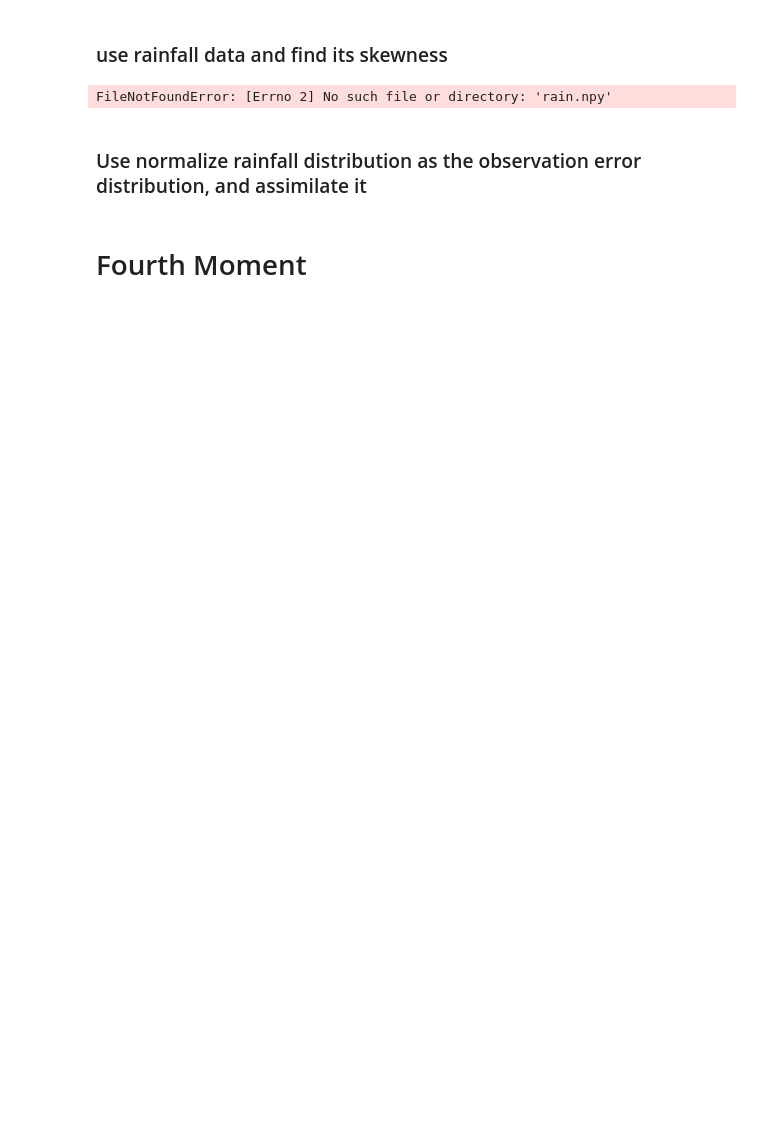
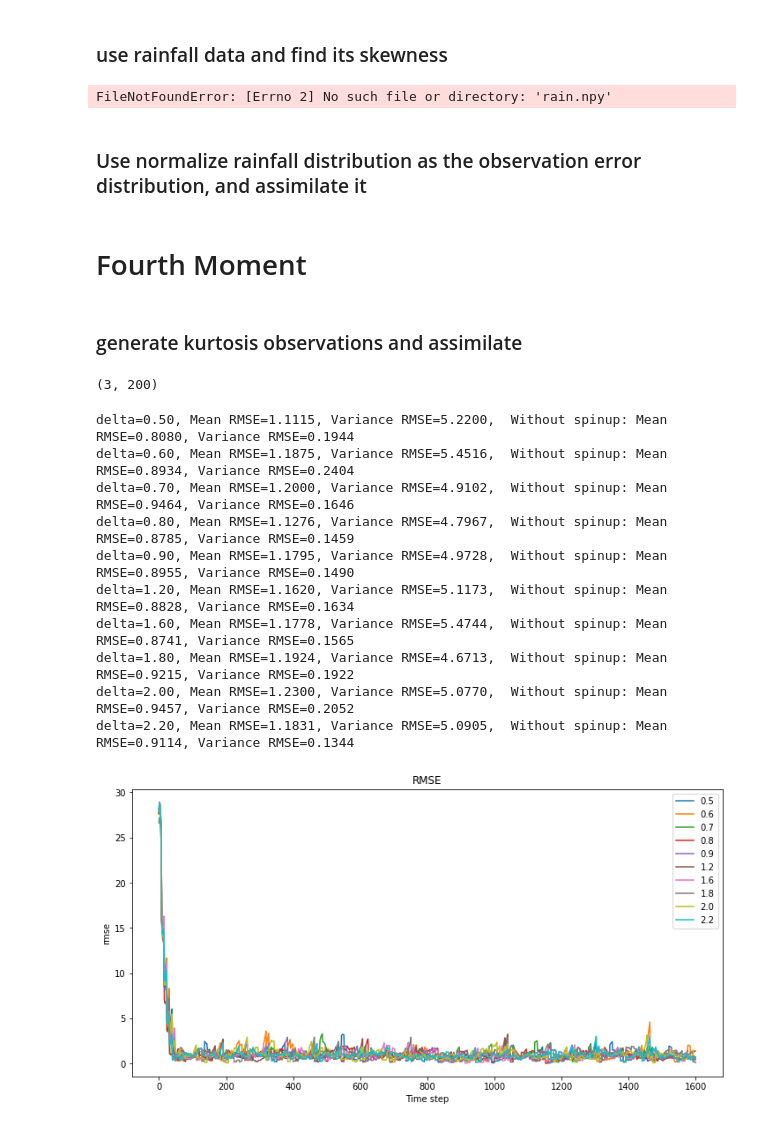
Before and after one commit to micky85lu/Data-Assimilation-Project, a Jupyter notebook: experiment.ipynb, the cells around one changed output. Drawn from its saved outputs; the diff is of its cells as text; code cells hidden in the pictures; blank space fills up the shorter version.

Commit message:
kurtosis done. start 4dvar

```diff
--- a/experiment.ipynb
+++ b/experiment.ipynb
@@ -852,0 +874,2 @@ plt.xticks([0, 1, 2], ['X', 'Y', 'Z']);
+# %% [markdown]
+### generate kurtosis observations and assimilate
@@ -852,0 +912,52 @@ plt.xticks([0, 1, 2], ['X', 'Y', 'Z']);
+# %%
+ex_obs_dict['0.5'].shape
+# %% [output]
+(3, 200)
+# %%
+plt.figure(figsize=(12, 6))
+
+for ex_d in ex_delta:
+    key = f'{ex_d:.1f}'
+    obs = ex_obs_dict[key]
+
+    enkf_params = {
+        'X_ens_ini': X_ens_ini,
+        'obs': obs,
+        'obs_interv': 8,
+        'R': R,
+        'H_func': None,
+        'alpha': 0.3,
+        'inflat': 1.4
+    }
+
+    enkf = EnKF(lorenz63_fdm, dt)
+    enkf.set_params(**enkf_params)
+    enkf.cycle()
+    enkf.analysis
+    ens_mean = enkf.analysis.mean(axis=0)
+
+    # calculate RMSE and stable index
+    rmse_enkf = np.sqrt(np.mean((ens_mean-X_nature)**2, axis=0))
+    print(
+        f'delta={ex_d:.2f}, Mean RMSE={rmse_enkf.mean():.4f}, Variance RMSE={rmse_enkf.var():.4f},  '
+        + f'Without spinup: Mean RMSE={rmse_enkf[50:].mean():.4f}, Variance RMSE={rmse_enkf[50:].var():.4f}'
+    )
+
+    plt.plot(rmse_enkf, label=key)
+
+plt.legend()
+plt.title('RMSE')
+plt.xlabel('Time step')
+plt.ylabel('rmse');
+# %% [output]
+delta=0.50, Mean RMSE=1.1115, Variance RMSE=5.2200,  Without spinup: Mean RMSE=0.8080, Variance RMSE=0.1944
+delta=0.60, Mean RMSE=1.1875, Variance RMSE=5.4516,  Without spinup: Mean RMSE=0.8934, Variance RMSE=0.2404
+delta=0.70, Mean RMSE=1.2000, Variance RMSE=4.9102,  Without spinup: Mean RMSE=0.9464, Variance RMSE=0.1646
+delta=0.80, Mean RMSE=1.1276, Variance RMSE=4.7967,  Without spinup: Mean RMSE=0.8785, Variance RMSE=0.1459
+delta=0.90, Mean RMSE=1.1795, Variance RMSE=4.9728,  Without spinup: Mean RMSE=0.8955, Variance RMSE=0.1490
+delta=1.20, Mean RMSE=1.1620, Variance RMSE=5.1173,  Without spinup: Mean RMSE=0.8828, Variance RMSE=0.1634
+delta=1.60, Mean RMSE=1.1778, Variance RMSE=5.4744,  Without spinup: Mean RMSE=0.8741, Variance RMSE=0.1565
+delta=1.80, Mean RMSE=1.1924, Variance RMSE=4.6713,  Without spinup: Mean RMSE=0.9215, Variance RMSE=0.1922
+delta=2.00, Mean RMSE=1.2300, Variance RMSE=5.0770,  Without spinup: Mean RMSE=0.9457, Variance RMSE=0.2052
+delta=2.20, Mean RMSE=1.1831, Variance RMSE=5.0905,  Without spinup: Mean RMSE=0.9114, Variance RMSE=0.1344
+[figure, added]
```
Also changed, not shown: parts of 15 cells of this notebook, 3 other files.
